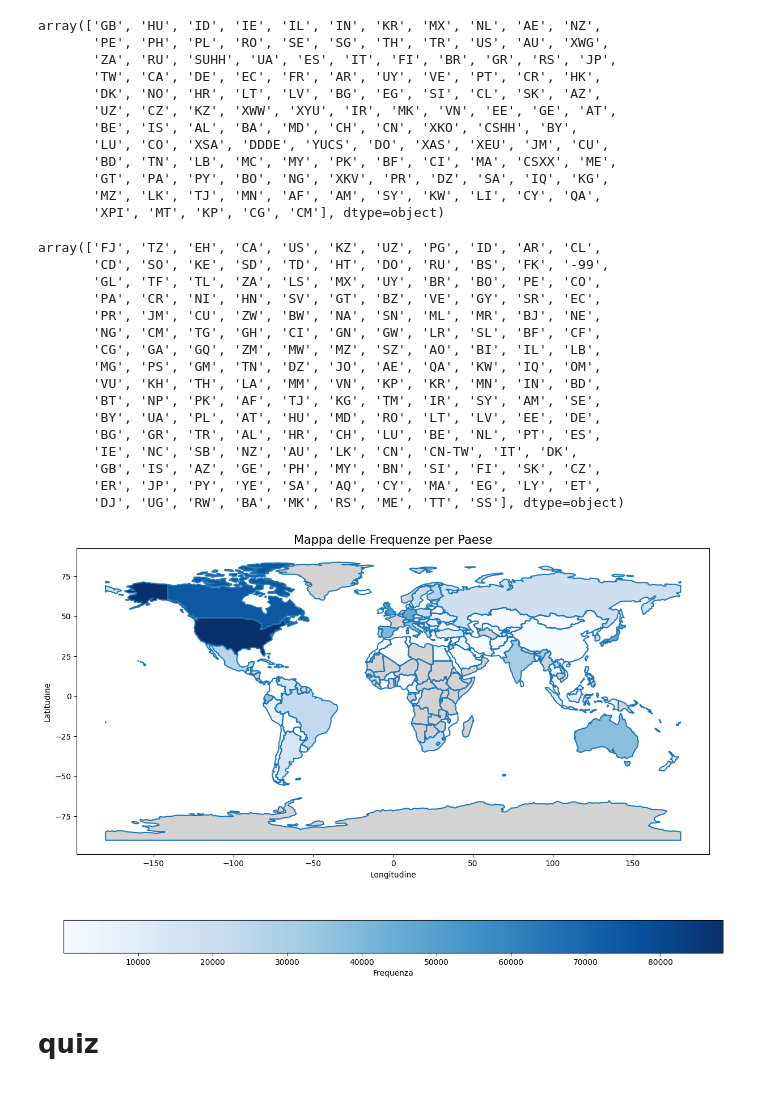
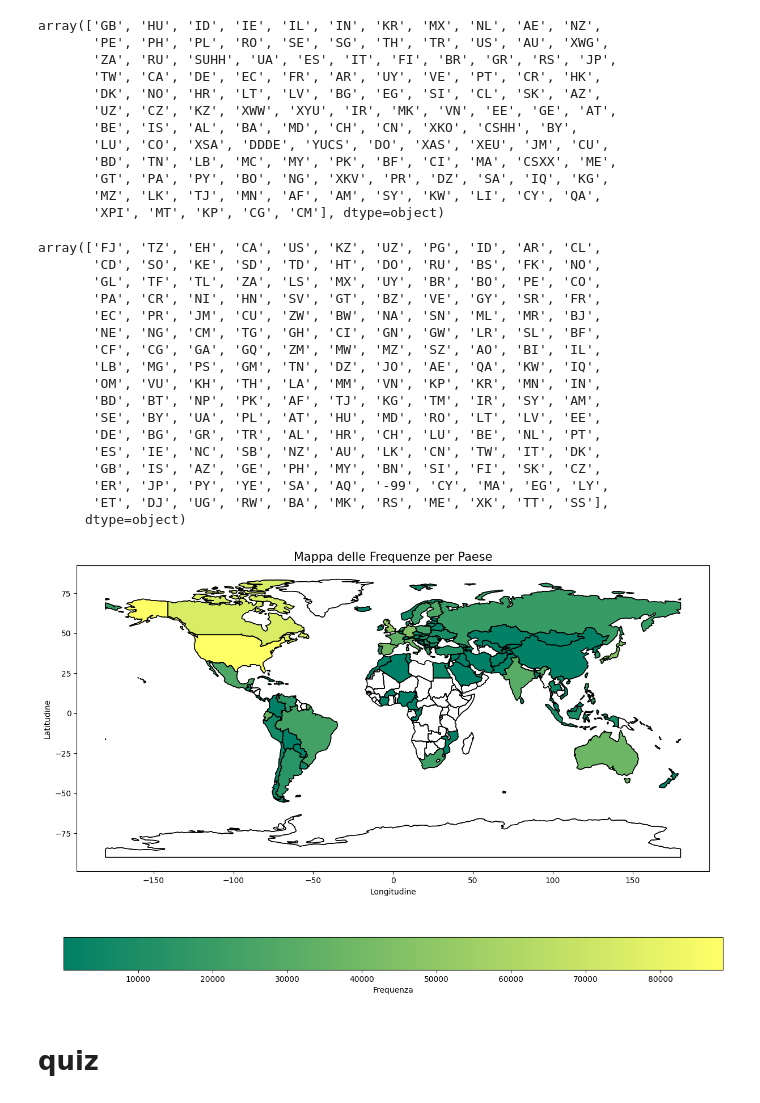
Before and after one commit to depa-tto/Python-project-exam, a Jupyter notebook: Py_project_DePatto.ipynb, the cells around one changed output. Saved outputs shown, nothing was run; the diff lists cells and outputs as text; code cells hidden in the pictures.

```diff
--- a/Py_project_DePatto.ipynb
+++ b/Py_project_DePatto.ipynb
@@ -353,40 +353,42 @@ array(['GB', 'HU', 'ID', 'IE', 'IL', 'IN', 'KR', 'MX', 'NL', 'AE', 'NZ',
 # %%
 world_data = gpd.read_file("map/ne_110m_admin_0_countries.shp")
 # %%
-world_data['ISO_A2'].unique()
+world_data['ISO_A2_EH'].unique()
 # %% [output]
 array(['FJ', 'TZ', 'EH', 'CA', 'US', 'KZ', 'UZ', 'PG', 'ID', 'AR', 'CL',
-       'CD', 'SO', 'KE', 'SD', 'TD', 'HT', 'DO', 'RU', 'BS', 'FK', '-99',
+       'CD', 'SO', 'KE', 'SD', 'TD', 'HT', 'DO', 'RU', 'BS', 'FK', 'NO',
        'GL', 'TF', 'TL', 'ZA', 'LS', 'MX', 'UY', 'BR', 'BO', 'PE', 'CO',
-       'PA', 'CR', 'NI', 'HN', 'SV', 'GT', 'BZ', 'VE', 'GY', 'SR', 'EC',
-       'PR', 'JM', 'CU', 'ZW', 'BW', 'NA', 'SN', 'ML', 'MR', 'BJ', 'NE',
-       'NG', 'CM', 'TG', 'GH', 'CI', 'GN', 'GW', 'LR', 'SL', 'BF', 'CF',
-       'CG', 'GA', 'GQ', 'ZM', 'MW', 'MZ', 'SZ', 'AO', 'BI', 'IL', 'LB',
-       'MG', 'PS', 'GM', 'TN', 'DZ', 'JO', 'AE', 'QA', 'KW', 'IQ', 'OM',
-       'VU', 'KH', 'TH', 'LA', 'MM', 'VN', 'KP', 'KR', 'MN', 'IN', 'BD',
-       'BT', 'NP', 'PK', 'AF', 'TJ', 'KG', 'TM', 'IR', 'SY', 'AM', 'SE',
-       'BY', 'UA', 'PL', 'AT', 'HU', 'MD', 'RO', 'LT', 'LV', 'EE', 'DE',
-       'BG', 'GR', 'TR', 'AL', 'HR', 'CH', 'LU', 'BE', 'NL', 'PT', 'ES',
-       'IE', 'NC', 'SB', 'NZ', 'AU', 'LK', 'CN', 'CN-TW', 'IT', 'DK',
+       'PA', 'CR', 'NI', 'HN', 'SV', 'GT', 'BZ', 'VE', 'GY', 'SR', 'FR',
+       'EC', 'PR', 'JM', 'CU', 'ZW', 'BW', 'NA', 'SN', 'ML', 'MR', 'BJ',
+       'NE', 'NG', 'CM', 'TG', 'GH', 'CI', 'GN', 'GW', 'LR', 'SL', 'BF',
+       'CF', 'CG', 'GA', 'GQ', 'ZM', 'MW', 'MZ', 'SZ', 'AO', 'BI', 'IL',
+       'LB', 'MG', 'PS', 'GM', 'TN', 'DZ', 'JO', 'AE', 'QA', 'KW', 'IQ',
+       'OM', 'VU', 'KH', 'TH', 'LA', 'MM', 'VN', 'KP', 'KR', 'MN', 'IN',
+       'BD', 'BT', 'NP', 'PK', 'AF', 'TJ', 'KG', 'TM', 'IR', 'SY', 'AM',
+       'SE', 'BY', 'UA', 'PL', 'AT', 'HU', 'MD', 'RO', 'LT', 'LV', 'EE',
+       'DE', 'BG', 'GR', 'TR', 'AL', 'HR', 'CH', 'LU', 'BE', 'NL', 'PT',
+       'ES', 'IE', 'NC', 'SB', 'NZ', 'AU', 'LK', 'CN', 'TW', 'IT', 'DK',
        'GB', 'IS', 'AZ', 'GE', 'PH', 'MY', 'BN', 'SI', 'FI', 'SK', 'CZ',
-       'ER', 'JP', 'PY', 'YE', 'SA', 'AQ', 'CY', 'MA', 'EG', 'LY', 'ET',
-       'DJ', 'UG', 'RW', 'BA', 'MK', 'RS', 'ME', 'TT', 'SS'], dtype=object)
+       'ER', 'JP', 'PY', 'YE', 'SA', 'AQ', '-99', 'CY', 'MA', 'EG', 'LY',
+       'ET', 'DJ', 'UG', 'RW', 'BA', 'MK', 'RS', 'ME', 'XK', 'TT', 'SS'],
+      dtype=object)
 # %%
-merged = world_data.set_index('ISO_A2').join(df.set_index('country'), how='left')
+merged = world_data.set_index('ISO_A2_EH').join(df.set_index('country'), how='left')
 
 fig, ax = plt.subplots(1, 1, figsize=(15, 10))
-merged.boundary.plot(ax=ax)
+
+merged.boundary.plot(ax=ax, linewidth=1, color='black')
 merged.plot(column='frequency', ax=ax, legend=True,
             legend_kwds={'label': "Frequenza",
                          'orientation': "horizontal"},
-            cmap='Blues', missing_kwds={"color": "lightgrey"})
+            cmap='summer', edgecolor='black', missing_kwds={"color": "white"})
 
 plt.title('Mappa delle Frequenze per Paese', fontsize=15)
 plt.xlabel('Longitudine')
 plt.ylabel('Latitudine')
 plt.show()
 # %% [output]
-[figure, old version]
+[figure, new version]
 # %% [markdown]
 # quiz
 # %%
```
